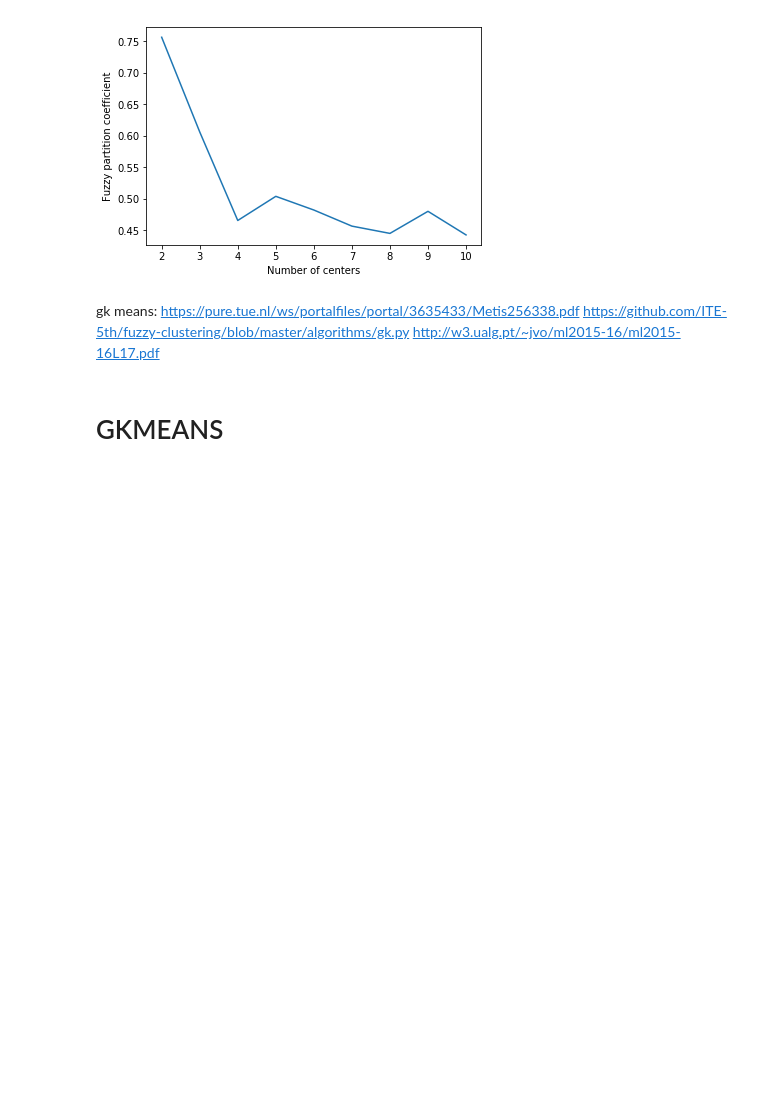
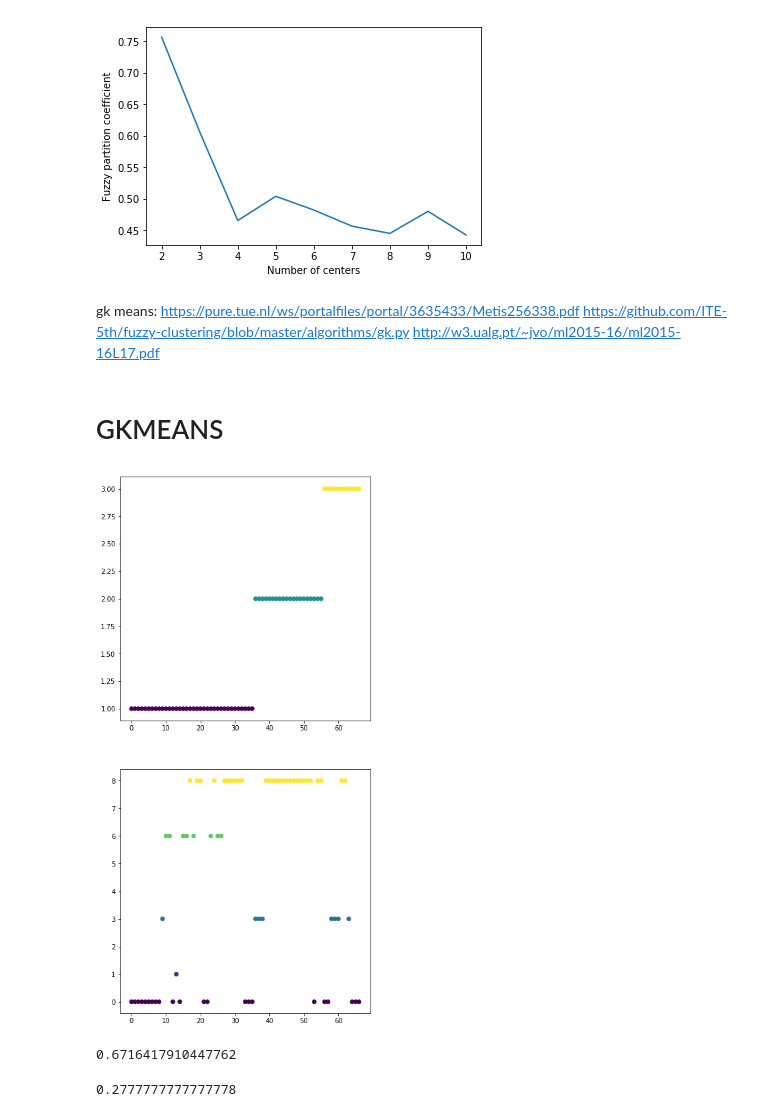
Before and after one commit to David9203/SUP, a Jupyter notebook: GMMHMM/bolivarrms.ipynb, the cells around one changed output. Cells and saved outputs as stored; diff of their text form; code cells hidden in the pictures; blank space fills up the shorter version.

```diff
--- a/GMMHMM/bolivarrms.ipynb
+++ b/GMMHMM/bolivarrms.ipynb
@@ -2013,7 +2065,7 @@ class GK:
             centers = self.next_centers(z, u)
             f,numerator,v = self._covariance(z, centers, u)
             dist = self._distance(z, centers, f)
-            u = self.next_u(dist)
++-             u = self.next_u(dist)
             iteration += 1
 
             # Stopping rule
@@ -2072,13 +2124,81 @@ class GK:
 # %%
 X=dataprofe
 X=X.values
 MAX_ITER = 500
 m = 2
-number_of_clusters = 3
-gk = GK(number_of_clusters, MAX_ITER, m=3)
+number_of_clusters = 10
+
+#n_clusters=4, max_iter=100, m=2, error=1e-6, epsil=1
+gk = GK(number_of_clusters, MAX_ITER,m=2 , error=1e-10, epsil=2)
 gk_centers,f,u ,numerator,v = gk.fit(X)
 
-b=gk.predict(X)+1
+b=gk.predict(X)
+
+fig = plt.figure(figsize=(15,15))
+ax = fig.add_subplot(2,2,1)
+x=np.arange(dataprofe.shape[0])
+y=yp
+
+img = ax.scatter(x, yp, c=yp, cmap=plt.viridis())
+axx = fig.add_subplot(2,2,3)
+img = axx.scatter(x, b, c=b, cmap=plt.viridis())
+plt.show()
+# %% [output]
+[figure, added]
+# %%
+newlist=[]
+for item in b:
+    #print(item)
+    if item == 0  :
+        item = 1
+    elif item == 1  :
+        item = 1
+    elif item == 3  :
+        item = 3
+   # elif item == 3  :
+    #    item = 3
+    elif item == 6  :
+        item = 1
+    #elif item == 8  :
+     #   item = 1
+    elif item == 8  :
+        item = 2
+        #print(item)
+    newlist.append(item)
+newlist;
+print(accuracy_score(yp,newlist))
+# %% [output]
+0.6716417910447762
+# %%
+
+X=dataprofeprueba
+X=X.values
+b=gk.predict(X)
+
+newlist=[]
+for item in b:
+    #print(item)
+    if item == 0  :
+        item = 1
+    elif item == 1  :
+        item = 1
+    elif item == 3  :
+        item = 3
+   # elif item == 3  :
+    #    item = 3
+    elif item == 6  :
+        item = 1
+    #elif item == 8  :
+     #   item = 1
+    elif item == 8  :
+        item = 2
+        #print(item)
+        #print(item)
+    newlist.append(item)
+newlist;
+print(accuracy_score(ypruebaP,newlist))
+# %% [output]
+0.2777777777777778
 # %%
 
 
```
Also changed, not shown: parts of 26 cells of this notebook, 12 other files.
